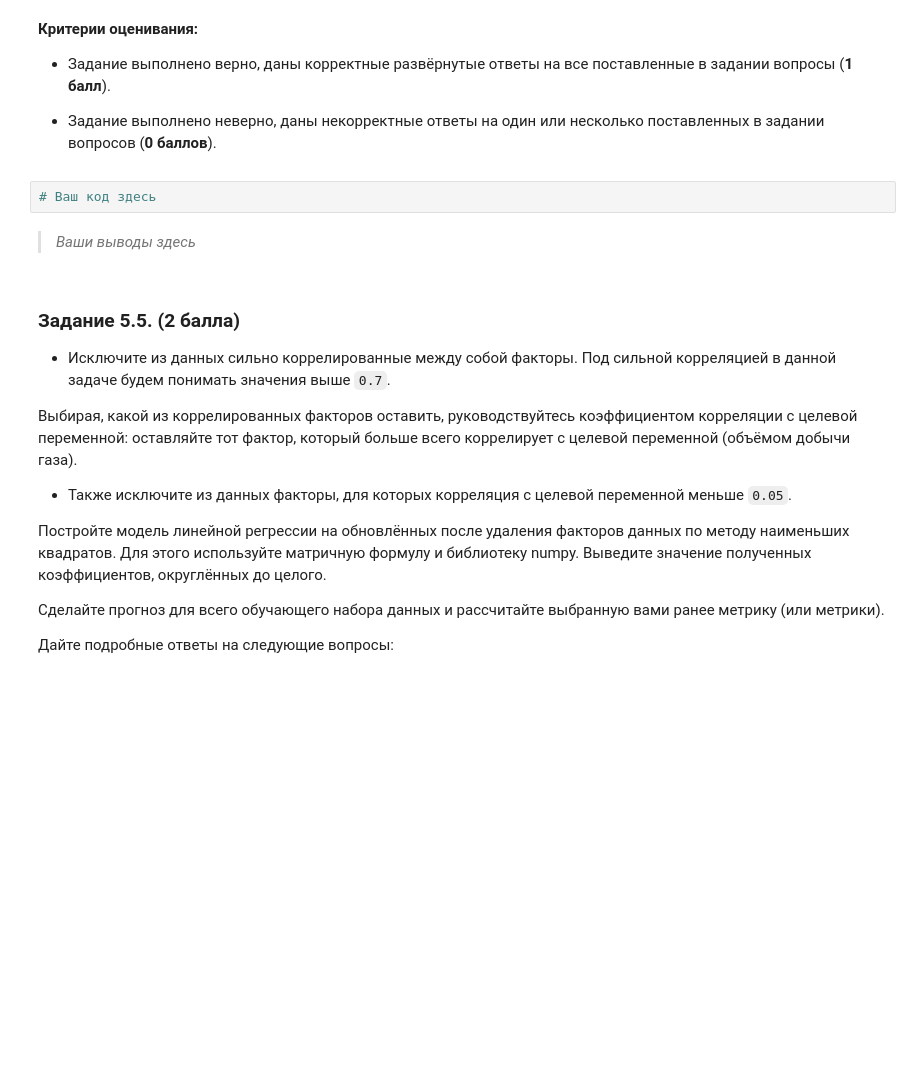
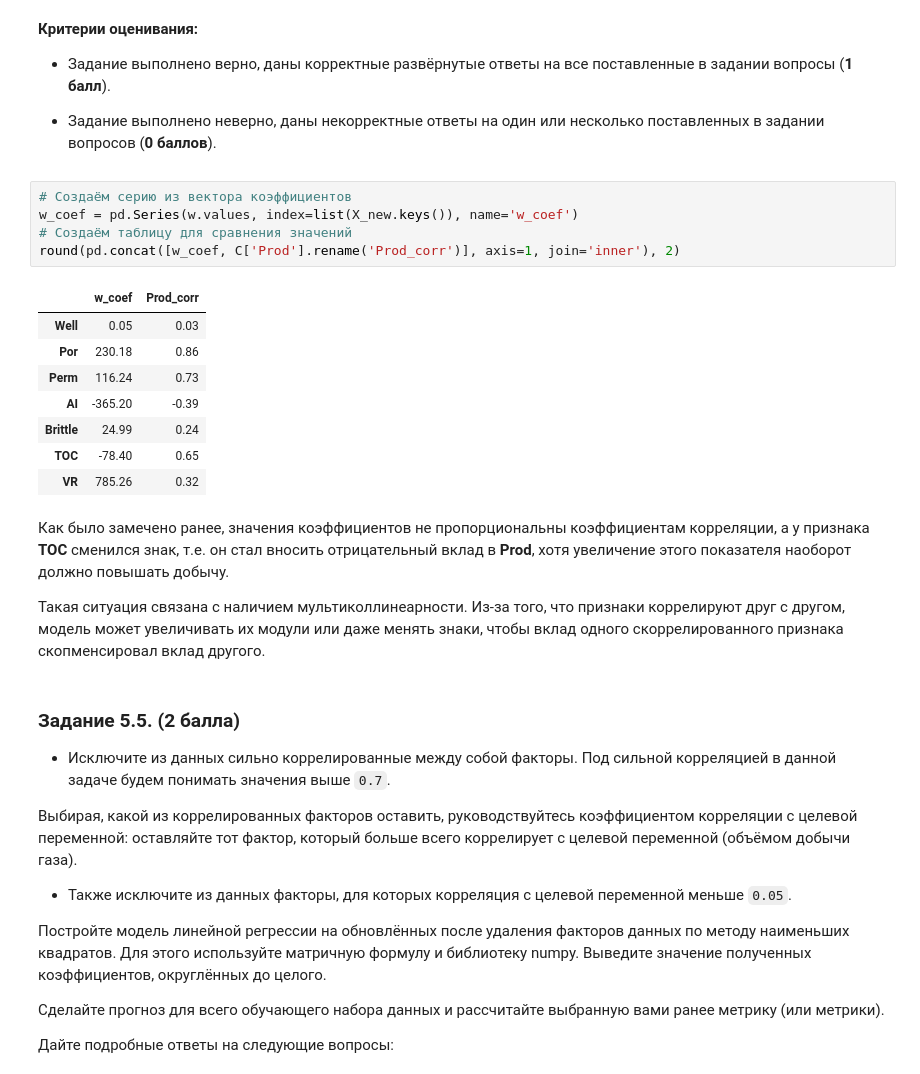
Before and after one commit to Blooodniy/SF_DS, a Jupyter notebook: MATH&ML/MATH&ML-2. Линейная алгебра в контексте линейных методов. Часть II/MATH_ML-2._Практика.ipynb, the cells around one changed output. Cells and saved outputs as stored; diff of their text form; blank space fills up the shorter version.

```diff
--- a/MATH&ML/MATH&ML-2. Линейная алгебра в контексте линейных методов. Часть II/MATH_ML-2._Практика.ipynb
+++ b/MATH&ML/MATH&ML-2. Линейная алгебра в контексте линейных методов. Часть II/MATH_ML-2._Практика.ipynb
@@ -286,10 +282,24 @@ print(f'\nб) Значение метрик:\n MAE: {get_MAE(y, y_pred):.2f} м
 - Задание выполнено верно, даны корректные развёрнутые ответы на все поставленные в задании вопросы (**1 балл**).
 
 - Задание выполнено неверно, даны некорректные ответы на один или несколько поставленных в задании вопросов (**0 баллов**).
-# %%
-# Ваш код здесь
+# %%
+# Создаём серию из вектора коэффициентов
+w_coef = pd.Series(w.values, index=list(X_new.keys()), name='w_coef')
+# Создаём таблицу для сравнения значений
+round(pd.concat([w_coef, C['Prod'].rename('Prod_corr')], axis=1, join='inner'), 2)
+# %% [output]
+|  | w_coef | Prod_corr |
+| Well | 0.05 | 0.03 |
+| Por | 230.18 | 0.86 |
+| Perm | 116.24 | 0.73 |
+| AI | -365.20 | -0.39 |
+| Brittle | 24.99 | 0.24 |
+| TOC | -78.40 | 0.65 |
+| VR | 785.26 | 0.32 |
 # %% [markdown]
-> *Ваши выводы здесь*
+Как было замечено ранее, значения коэффициентов не пропорциональны коэффициентам корреляции, а у признака **TOC** сменился знак, т.е. он стал вносить отрицательный вклад в **Prod**, хотя увеличение этого показателя наоборот должно повышать добычу.
+
+Такая ситуация связана с наличием мультиколлинеарности. Из-за того, что признаки коррелируют друг с другом, модель может увеличивать их модули или даже менять знаки, чтобы вклад одного скоррелированного признака скопменсировал вклад другого.
 # %% [markdown]
 ### Задание 5.5. (2 балла)
 
```
Also changed, not shown: parts of 6 cells of this notebook.
